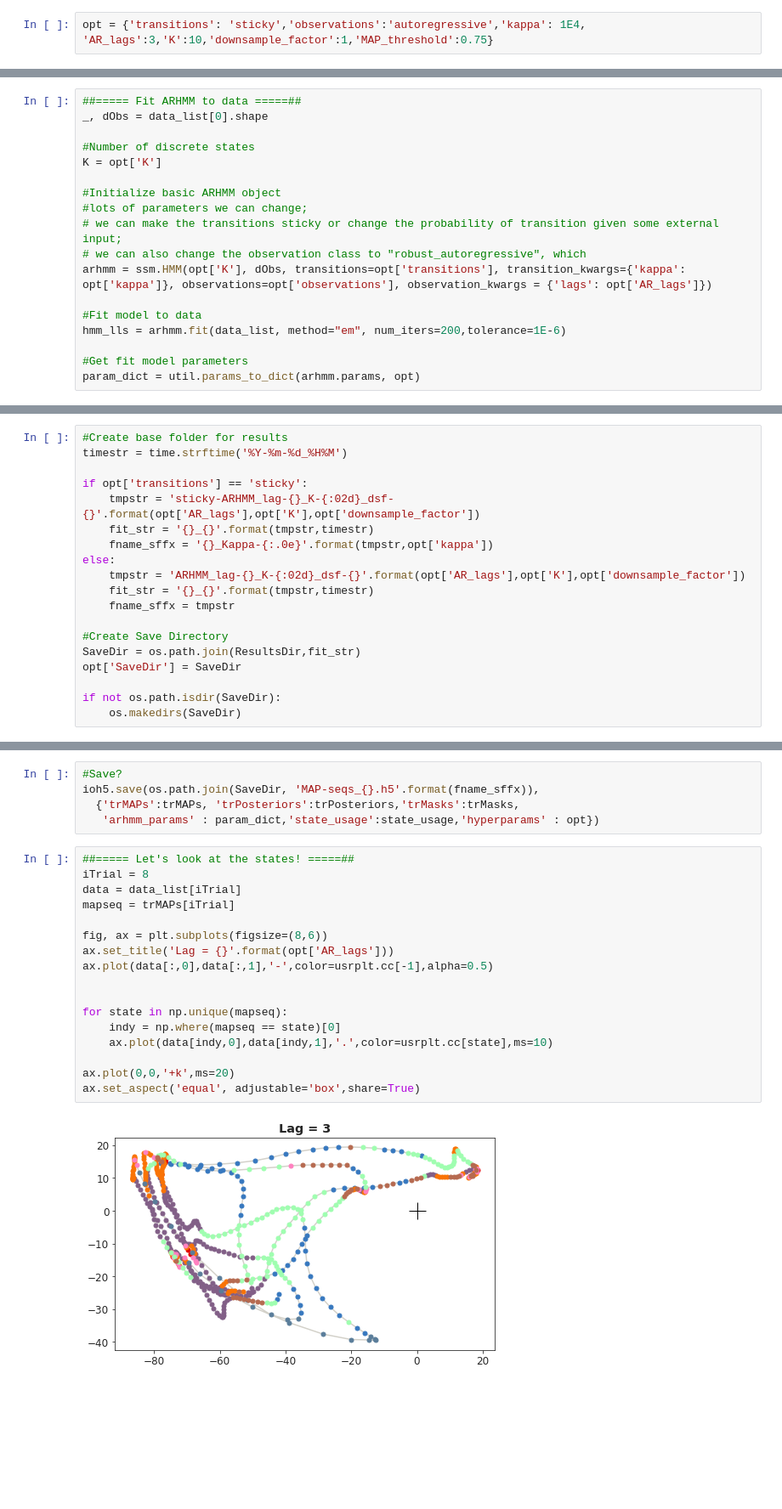
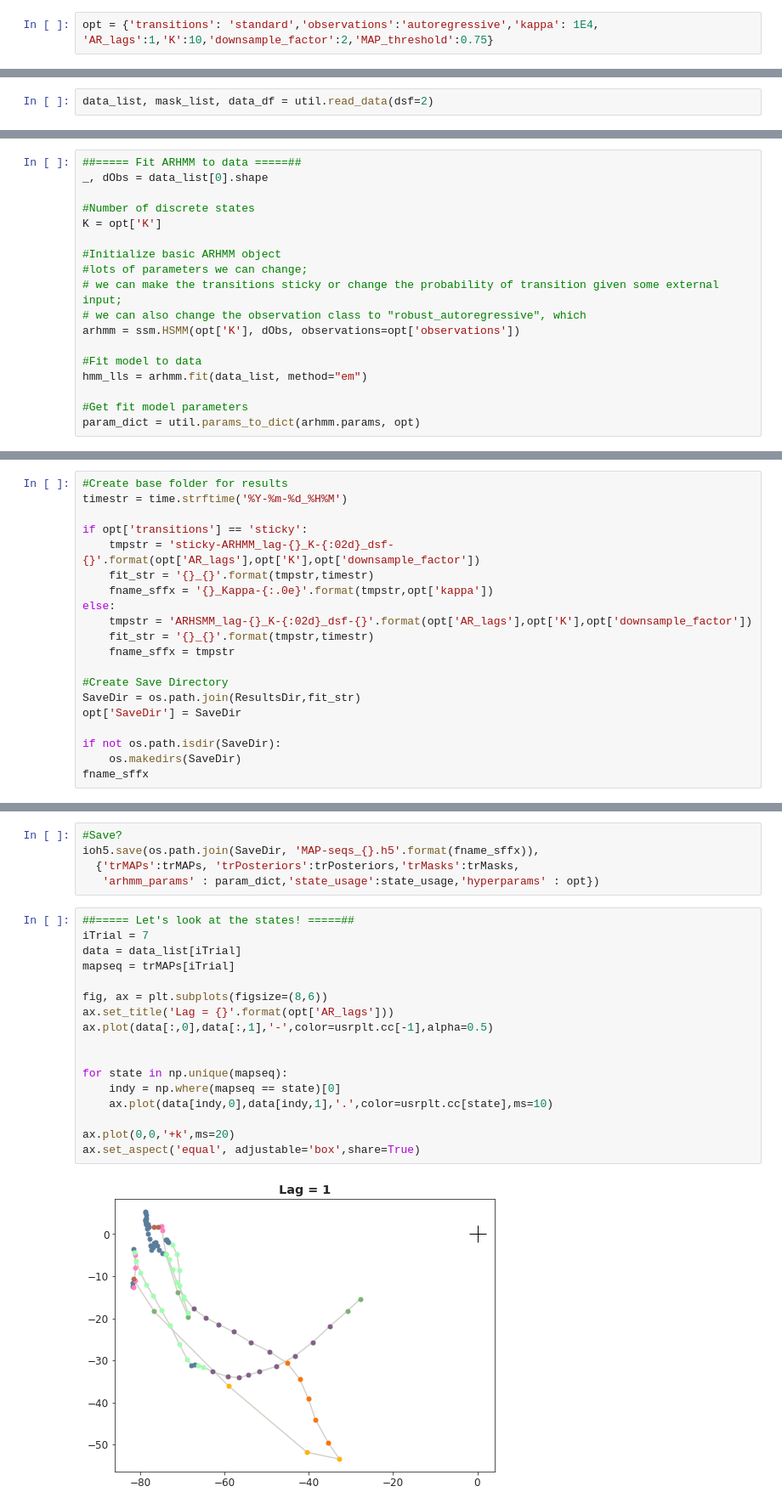
Before and after one commit to davidgwyrick/jumping_behavior, a Jupyter notebook: jumping_behavior_ssm.ipynb, the cells around one changed output, grey strips where cells are left out. Shown at 85% size. Cells and saved outputs as stored; diff of their text form; blank space fills up the shorter version.

```diff
--- a/jumping_behavior_ssm.ipynb
+++ b/jumping_behavior_ssm.ipynb
@@ -36,7 +36,7 @@ ResultsDir = './results/single_model_fits'
 The autoreload extension is already loaded. To reload it, use:
   %reload_ext autoreload
 # %%
-opt = {'transitions': 'sticky','observations':'autoregressive','kappa': 1E4, 'AR_lags':3,'K':10,'downsample_factor':1,'MAP_threshold':0.75}
+opt = {'transitions': 'standard','observations':'autoregressive','kappa': 1E4, 'AR_lags':1,'K':10,'downsample_factor':2,'MAP_threshold':0.75}
 # %%
 data_df = pd.read_hdf('./data/jumping_data_102220.h5')
 nTrials = len(data_df)
@@ -88,3 +86,5 @@ Index(['expdate', 'subject', 'condition', 'platform', 'distance', 'success',
+# %%
+data_list, mask_list, data_df = util.read_data(dsf=2)
 # %%
 indy_dict = data_df.groupby(['condition','distance','success','laser_trial']).indices()
 # %% [output]
@@ -106,10 +106,10 @@ K = opt['K']
 #lots of parameters we can change;
 # we can make the transitions sticky or change the probability of transition given some external input;
 # we can also change the observation class to "robust_autoregressive", which
-arhmm = ssm.HMM(opt['K'], dObs, transitions=opt['transitions'], transition_kwargs={'kappa': opt['kappa']}, observations=opt['observations'], observation_kwargs = {'lags': opt['AR_lags']})
+arhmm = ssm.HSMM(opt['K'], dObs, observations=opt['observations'])
 
 #Fit model to data
-hmm_lls = arhmm.fit(data_list, method="em", num_iters=200,tolerance=1E-6)
+hmm_lls = arhmm.fit(data_list, method="em")
 
 #Get fit model parameters
 param_dict = util.params_to_dict(arhmm.params, opt)
@@ -133,7 +133,7 @@ if opt['transitions'] == 'sticky':
     fit_str = '{}_{}'.format(tmpstr,timestr)
     fname_sffx = '{}_Kappa-{:.0e}'.format(tmpstr,opt['kappa'])
 else:
-    tmpstr = 'ARHMM_lag-{}_K-{:02d}_dsf-{}'.format(opt['AR_lags'],opt['K'],opt['downsample_factor'])
+    tmpstr = 'ARHSMM_lag-{}_K-{:02d}_dsf-{}'.format(opt['AR_lags'],opt['K'],opt['downsample_factor'])
     fit_str = '{}_{}'.format(tmpstr,timestr)
     fname_sffx = tmpstr
 
@@ -143,3 +143,4 @@ opt['SaveDir'] = SaveDir
 
 if not os.path.isdir(SaveDir):
     os.makedirs(SaveDir)
+fname_sffx
@@ -150,23 +153,23 @@ ioh5.save(os.path.join(SaveDir, 'MAP-seqs_{}.h5'.format(fname_sffx)),
    'arhmm_params' : param_dict,'state_usage':state_usage,'hyperparams' : opt})
 # %%
 ##===== Let's look at the states! =====##
-iTrial = 8
+iTrial = 7
 data = data_list[iTrial]
 mapseq = trMAPs[iTrial]
 
 fig, ax = plt.subplots(figsize=(8,6))
 ax.set_title('Lag = {}'.format(opt['AR_lags']))
 ax.plot(data[:,0],data[:,1],'-',color=usrplt.cc[-1],alpha=0.5)
 
 
 for state in np.unique(mapseq):
     indy = np.where(mapseq == state)[0]
     ax.plot(data[indy,0],data[indy,1],'.',color=usrplt.cc[state],ms=10)
 
 ax.plot(0,0,'+k',ms=20)
 ax.set_aspect('equal', adjustable='box',share=True)
 # %% [output]
-[figure, old version]
+[figure, new version]
 # %%
 ## Calculate & plot state duration and state usage
 usrplt.plot_state_durations2(state_duration_list,state_usage, K,
```
Also changed, not shown: parts of 5 cells of this notebook, 5 other files.
